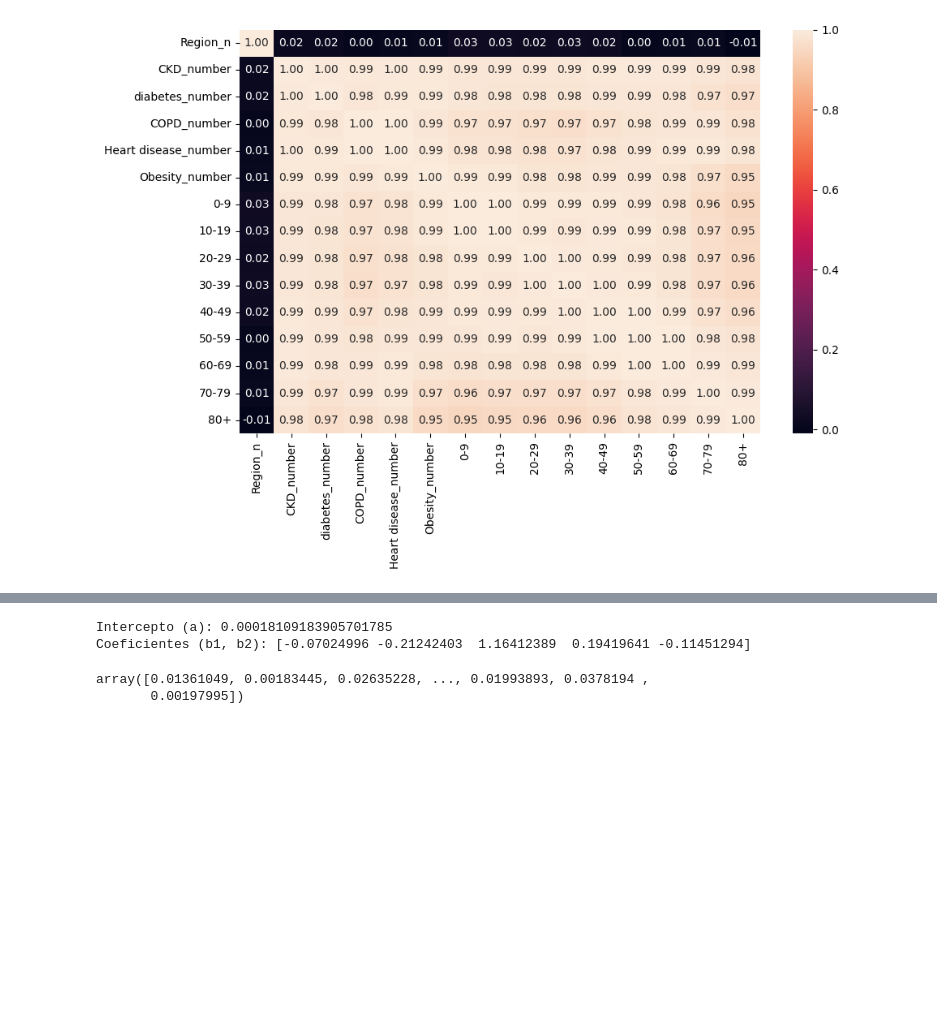
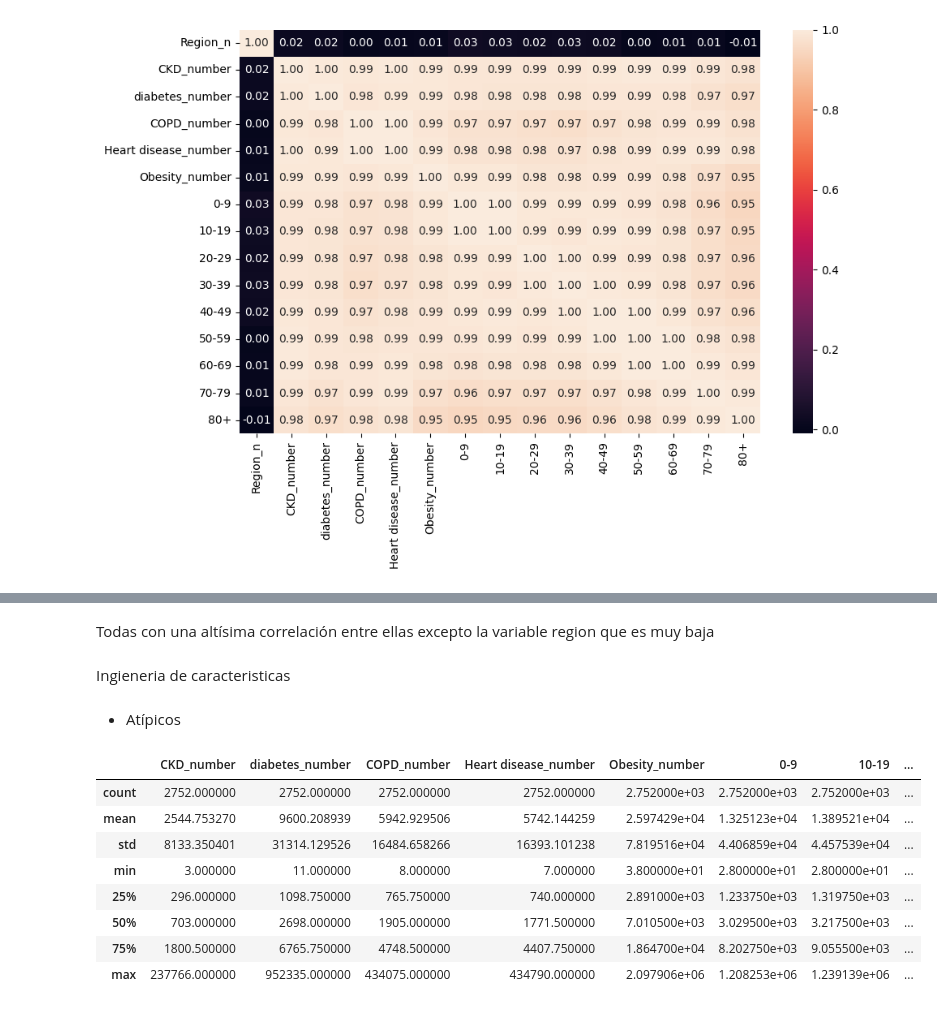
Before and after one commit to 4GeeksAcademy/Regresion-Regularizada-python-template, a Jupyter notebook: Regresion_Regularizada.ipynb, the cells around one changed output, grey strips where cells are left out. Drawn from its saved outputs; the diff is of its cells as text; code cells hidden in the pictures; blank space fills up the shorter version.

```diff
--- a/Regresion_Regularizada.ipynb
+++ b/Regresion_Regularizada.ipynb
@@ -442,12 +368,20 @@ LinearRegression()
-# %%
-print(f"Intercepto (a): {model.intercept_}")
-print(f"Coeficientes (b1, b2): {model.coef_}")
-# %% [output]
-Intercepto (a): 0.00018109183905701785
-Coeficientes (b1, b2): [-0.07024996 -0.21242403  1.16412389  0.19419641 -0.11451294]
-# %%
-y_pred = model.predict(X_test)
-y_pred
-# %% [output]
-array([0.01361049, 0.00183445, 0.02635228, ..., 0.01993893, 0.0378194 ,
-       0.00197995])
+# %% [markdown]
+Todas con una altísima correlación entre ellas excepto la variable region que es muy baja
+# %% [markdown]
+Ingieneria de caracteristicas
+# %% [markdown]
+
+
+*   Atípicos
+# %%
+total_data.describe()
+# %% [output]
+|  | CKD_number | diabetes_number | COPD_number | Heart disease_number | Obesity_number | 0-9 | 10-19 | ... |
+| count | 2752.000000 | 2752.000000 | 2752.000000 | 2752.000000 | 2.752000e+03 | 2.752000e+03 | 2.752000e+03 | ... |
+| mean | 2544.753270 | 9600.208939 | 5942.929506 | 5742.144259 | 2.597429e+04 | 1.325123e+04 | 1.389521e+04 | ... |
+| std | 8133.350401 | 31314.129526 | 16484.658266 | 16393.101238 | 7.819516e+04 | 4.406859e+04 | 4.457539e+04 | ... |
+| min | 3.000000 | 11.000000 | 8.000000 | 7.000000 | 3.800000e+01 | 2.800000e+01 | 2.800000e+01 | ... |
+| 25% | 296.000000 | 1098.750000 | 765.750000 | 740.000000 | 2.891000e+03 | 1.233750e+03 | 1.319750e+03 | ... |
+| 50% | 703.000000 | 2698.000000 | 1905.000000 | 1771.500000 | 7.010500e+03 | 3.029500e+03 | 3.217500e+03 | ... |
+| 75% | 1800.500000 | 6765.750000 | 4748.500000 | 4407.750000 | 1.864700e+04 | 8.202750e+03 | 9.055500e+03 | ... |
+| max | 237766.000000 | 952335.000000 | 434075.000000 | 434790.000000 | 2.097906e+06 | 1.208253e+06 | 1.239139e+06 | ... |
```
Also changed, not shown: parts of 54 cells of this notebook.
